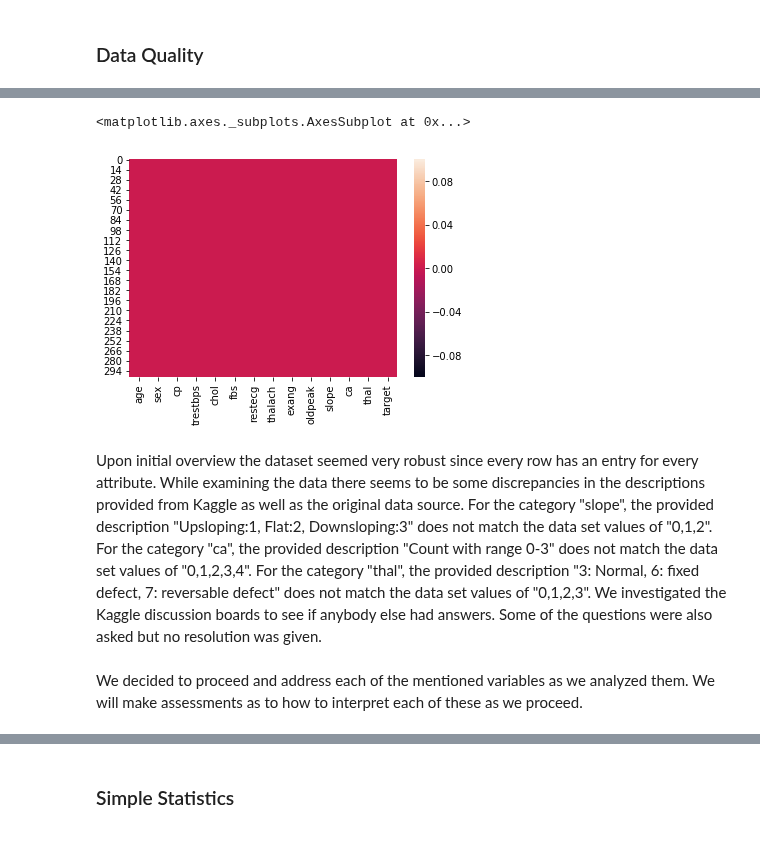
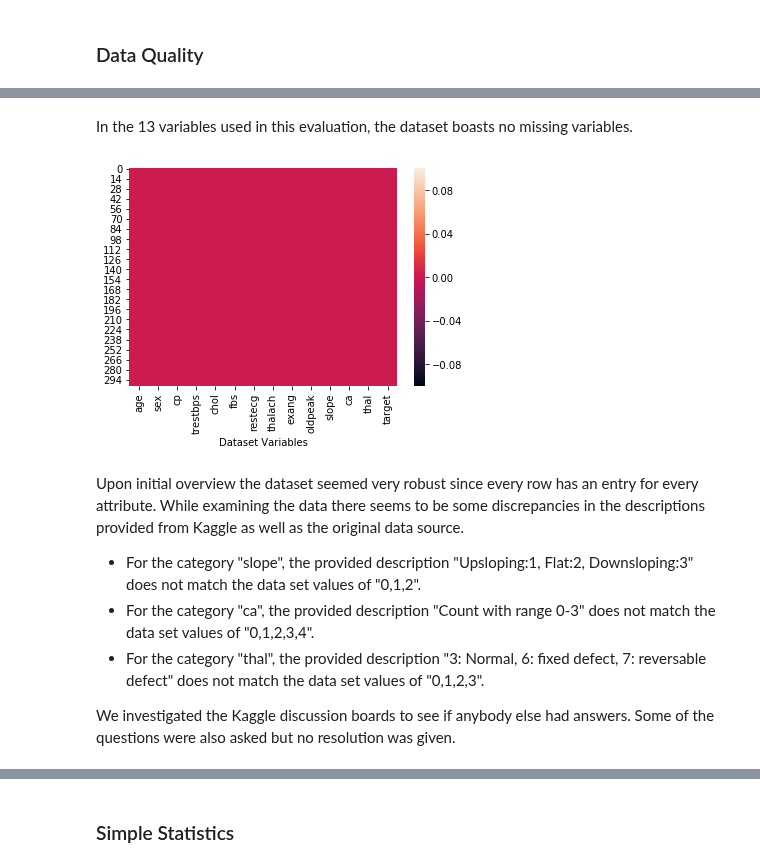
Before and after one commit to realdanielbyrne/Data_Mining_Labs, a Jupyter notebook: Lab1.ipynb, the cells around one changed output, grey strips where cells are left out. Drawn from its saved outputs; the diff is of its cells as text; code cells hidden in the pictures.

```diff
--- a/Lab1.ipynb
+++ b/Lab1.ipynb
@@ -73,14 +59,16 @@ dtype: int64
+# %% [markdown]
+In the 13 variables used in this evaluation, the dataset boasts no missing variables.
 # %%
 #heatmap for missing values
-sns.heatmap(df.isnull())
+sns.heatmap(df.isnull());
+plt.xlabel("Dataset Variables");
 # %% [output]
-<matplotlib.axes._subplots.AxesSubplot at 0x...>
-[figure, old version]
+[figure, new version]
 # %% [markdown]
 Upon initial overview the dataset seemed very robust since every row has an entry for every attribute. While examining the data there seems to be some discrepancies in the descriptions provided from Kaggle as well as the original data source.
-For the category "slope", the provided description "Upsloping:1, Flat:2, Downsloping:3" does not match the data set values of "0,1,2".
-For the category "ca", the provided description "Count with range 0-3" does not match the data set values of "0,1,2,3,4".
-For the category "thal", the provided description "3: Normal, 6: fixed defect, 7: reversable defect" does not match the data set values of "0,1,2,3".
+
+- For the category "slope", the provided description "Upsloping:1, Flat:2, Downsloping:3" does not match the data set values of "0,1,2".
+- For the category "ca", the provided description "Count with range 0-3" does not match the data set values of "0,1,2,3,4".
+- For the category "thal", the provided description "3: Normal, 6: fixed defect, 7: reversable defect" does not match the data set values of "0,1,2,3".
+
 We investigated the Kaggle discussion boards to see if anybody else had answers. Some of the questions were also asked but no resolution was given.
-# %% [markdown]
-We decided to proceed and address each of the mentioned variables as we analyzed them. We will make assessments as to how to interpret each of these as we proceed.
```
Also changed, not shown: parts of 9 cells of this notebook.
